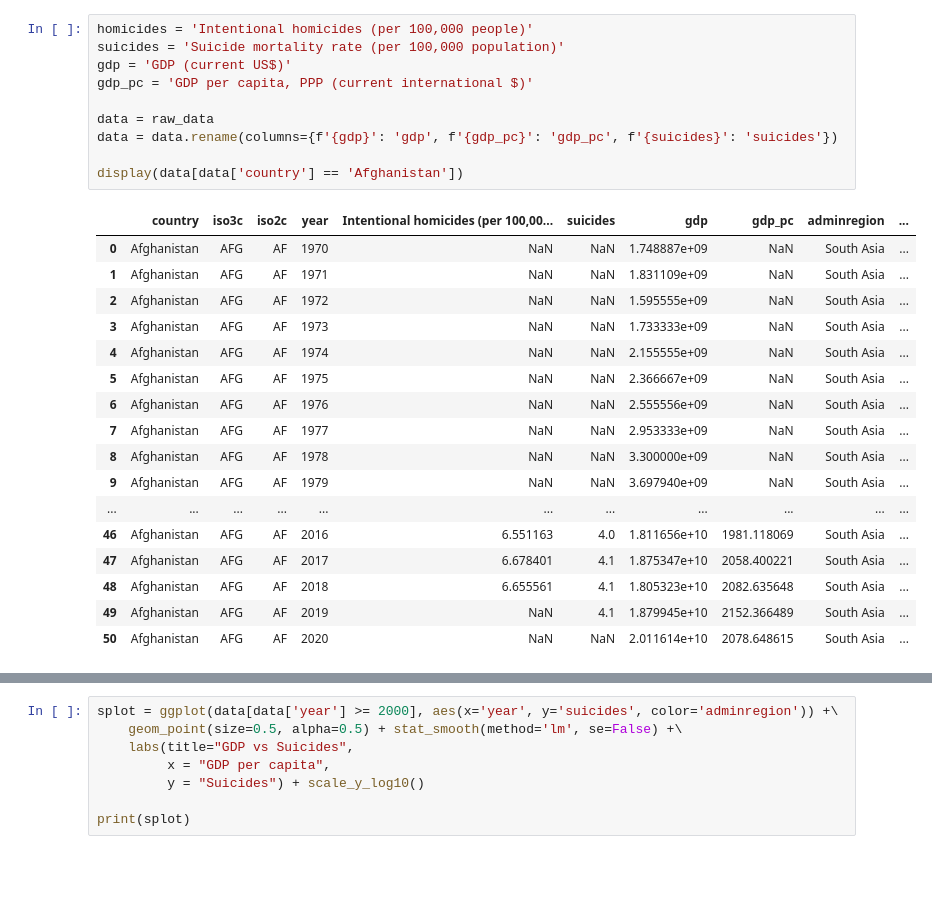
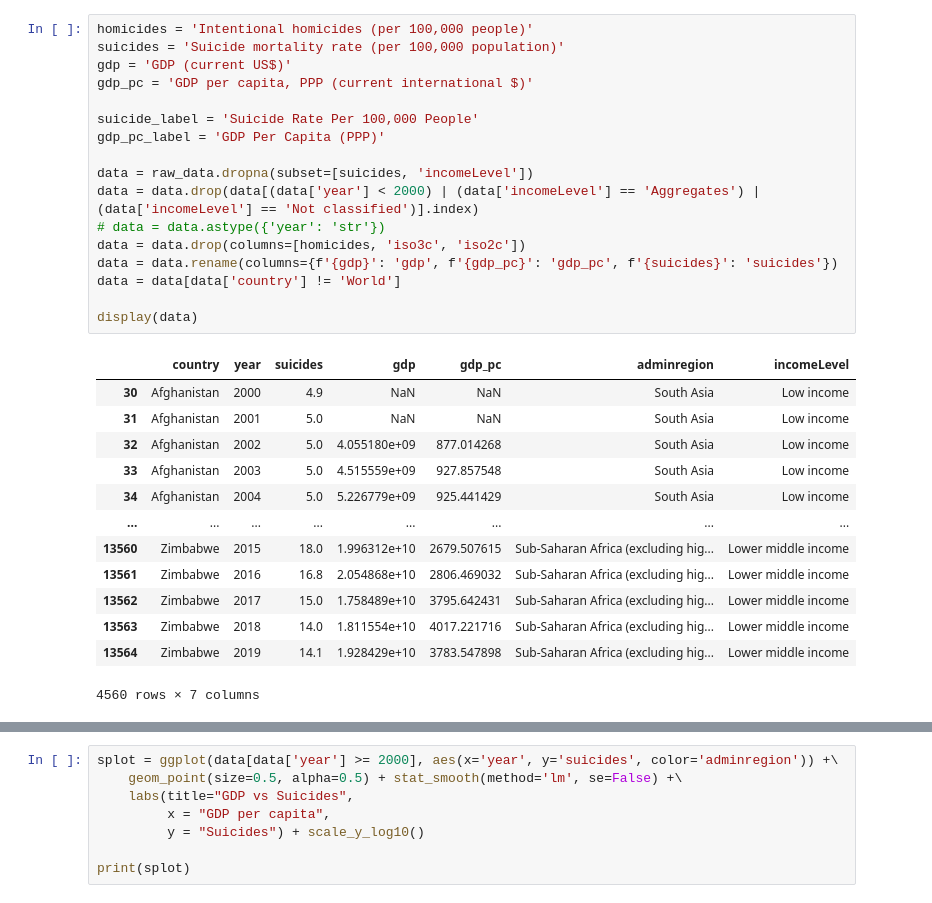
Before and after one commit to wadoodbutt/wadoodbutt.github.io, a Jupyter notebook: final_tutorial.ipynb, the cells around one changed output, grey strips where cells are left out. Cells and saved outputs as stored; diff of their text form; blank space fills up the shorter version.

```diff
--- a/final_tutorial.ipynb
+++ b/final_tutorial.ipynb
@@ -20,28 +28,31 @@ raw_data.head()
 # %%
 homicides = 'Intentional homicides (per 100,000 people)'
 suicides = 'Suicide mortality rate (per 100,000 population)'
 gdp = 'GDP (current US$)'
 gdp_pc = 'GDP per capita, PPP (current international $)'
 
-data = raw_data
+suicide_label = 'Suicide Rate Per 100,000 People'
+gdp_pc_label = 'GDP Per Capita (PPP)'
+
+data = raw_data.dropna(subset=[suicides, 'incomeLevel'])
+data = data.drop(data[(data['year'] < 2000) | (data['incomeLevel'] == 'Aggregates') | (data['incomeLevel'] == 'Not classified')].index)
+# data = data.astype({'year': 'str'})
+data = data.drop(columns=[homicides, 'iso3c', 'iso2c'])
 data = data.rename(columns={f'{gdp}': 'gdp', f'{gdp_pc}': 'gdp_pc', f'{suicides}': 'suicides'})
+data = data[data['country'] != 'World']
 
-display(data[data['country'] == 'Afghanistan'])
+display(data)
 # %% [output]
-|  | country | iso3c | iso2c | year | Intentional homicides (per 100,00... | suicides | gdp | gdp_pc | adminregion | ... |
-| 0 | Afghanistan | AFG | AF | 1970 | NaN | NaN | 1.748887e+09 | NaN | South Asia | ... |
-| 1 | Afghanistan | AFG | AF | 1971 | NaN | NaN | 1.831109e+09 | NaN | South Asia | ... |
-| 2 | Afghanistan | AFG | AF | 1972 | NaN | NaN | 1.595555e+09 | NaN | South Asia | ... |
-| 3 | Afghanistan | AFG | AF | 1973 | NaN | NaN | 1.733333e+09 | NaN | South Asia | ... |
-| 4 | Afghanistan | AFG | AF | 1974 | NaN | NaN | 2.155555e+09 | NaN | South Asia | ... |
-| 5 | Afghanistan | AFG | AF | 1975 | NaN | NaN | 2.366667e+09 | NaN | South Asia | ... |
-| 6 | Afghanistan | AFG | AF | 1976 | NaN | NaN | 2.555556e+09 | NaN | South Asia | ... |
-| 7 | Afghanistan | AFG | AF | 1977 | NaN | NaN | 2.953333e+09 | NaN | South Asia | ... |
-| 8 | Afghanistan | AFG | AF | 1978 | NaN | NaN | 3.300000e+09 | NaN | South Asia | ... |
-| 9 | Afghanistan | AFG | AF | 1979 | NaN | NaN | 3.697940e+09 | NaN | South Asia | ... |
-| ... | ... | ... | ... | ... | ... | ... | ... | ... | ... | ... |
-| 46 | Afghanistan | AFG | AF | 2016 | 6.551163 | 4.0 | 1.811656e+10 | 1981.118069 | South Asia | ... |
-| 47 | Afghanistan | AFG | AF | 2017 | 6.678401 | 4.1 | 1.875347e+10 | 2058.400221 | South Asia | ... |
-| 48 | Afghanistan | AFG | AF | 2018 | 6.655561 | 4.1 | 1.805323e+10 | 2082.635648 | South Asia | ... |
-| 49 | Afghanistan | AFG | AF | 2019 | NaN | 4.1 | 1.879945e+10 | 2152.366489 | South Asia | ... |
-| 50 | Afghanistan | AFG | AF | 2020 | NaN | NaN | 2.011614e+10 | 2078.648615 | South Asia | ... |
+|  | country | year | suicides | gdp | gdp_pc | adminregion | incomeLevel |
+| 30 | Afghanistan | 2000 | 4.9 | NaN | NaN | South Asia | Low income |
+| 31 | Afghanistan | 2001 | 5.0 | NaN | NaN | South Asia | Low income |
+| 32 | Afghanistan | 2002 | 5.0 | 4.055180e+09 | 877.014268 | South Asia | Low income |
+| 33 | Afghanistan | 2003 | 5.0 | 4.515559e+09 | 927.857548 | South Asia | Low income |
+| 34 | Afghanistan | 2004 | 5.0 | 5.226779e+09 | 925.441429 | South Asia | Low income |
+| ... | ... | ... | ... | ... | ... | ... | ... |
+| 13560 | Zimbabwe | 2015 | 18.0 | 1.996312e+10 | 2679.507615 | Sub-Saharan Africa (excluding hig... | Lower middle income |
+| 13561 | Zimbabwe | 2016 | 16.8 | 2.054868e+10 | 2806.469032 | Sub-Saharan Africa (excluding hig... | Lower middle income |
+| 13562 | Zimbabwe | 2017 | 15.0 | 1.758489e+10 | 3795.642431 | Sub-Saharan Africa (excluding hig... | Lower middle income |
+| 13563 | Zimbabwe | 2018 | 14.0 | 1.811554e+10 | 4017.221716 | Sub-Saharan Africa (excluding hig... | Lower middle income |
+| 13564 | Zimbabwe | 2019 | 14.1 | 1.928429e+10 | 3783.547898 | Sub-Saharan Africa (excluding hig... | Lower middle income |
+4560 rows × 7 columns
```
Also changed, not shown: parts of 7 cells of this notebook.
